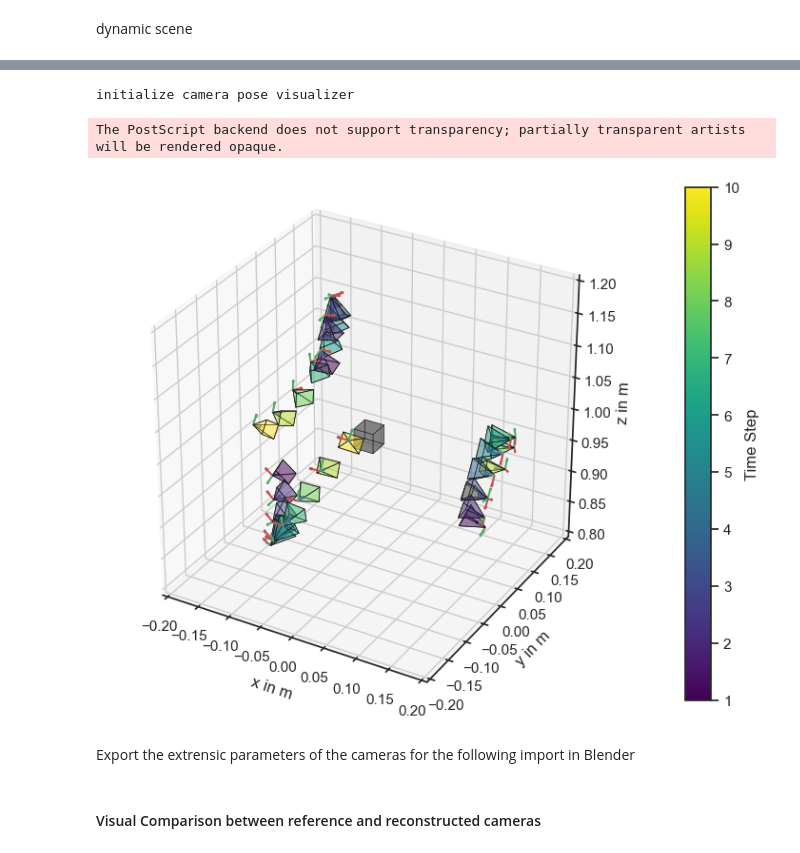
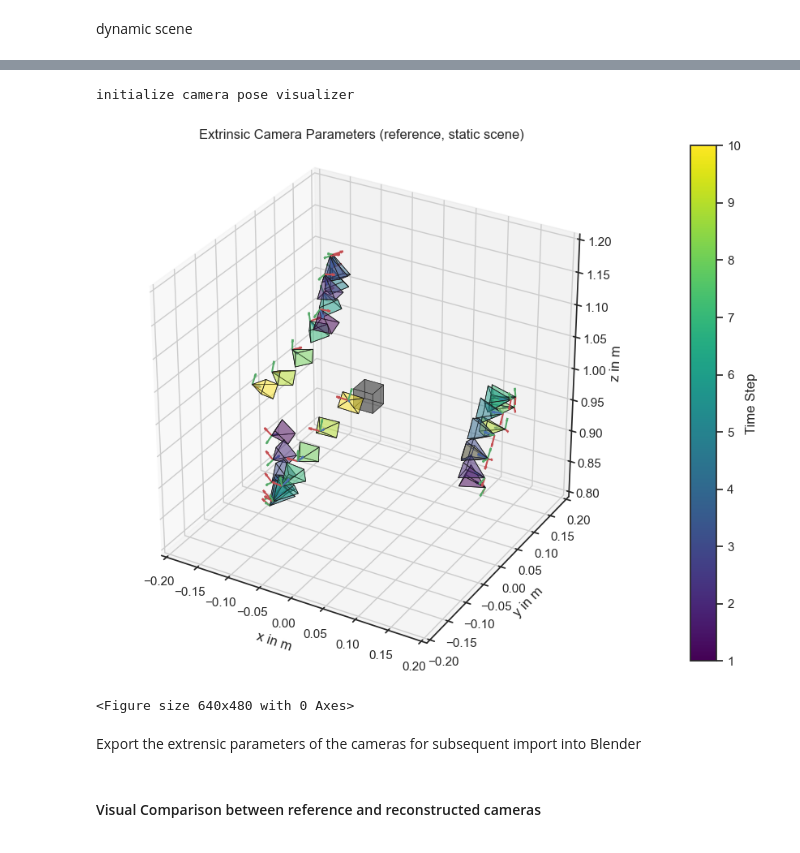
Before and after one commit to tobiashead/synthetic-pipeline-for-3d-reconstruction-of-falling-particles, a Jupyter notebook: pipeline_evaluation.ipynb, the cells around one changed output, grey strips where cells are left out. Drawn from its saved outputs; the diff is of its cells as text; code cells hidden in the pictures.

```diff
--- a/pipeline_evaluation.ipynb
+++ b/pipeline_evaluation.ipynb
@@ -232,21 +241,18 @@ if obj_moving:
 # %%
-if obj_moving:
-    importlib.reload(sys.modules['src.classes']) if 'src.classes' in sys.modules else None
-    from src.classes import camera_reference,camera_reconstructed, object
-    importlib.reload(sys.modules['src.camera_pose_visualizer']) if 'src.camera_pose_visualizer' in sys.modules else None
-    from src.camera_pose_visualizer import CameraPoseVisualizer
-    ###%matplotlib qt
-    visualizer2 = CameraPoseVisualizer([-0.2, 0.2], [-0.2, 0.2], [0.8, 1.2])
-    visualizer2.load_cameras(cams_ref,focal_length,aspect_ratio,sensor_width,scale=2,alpha=0.3,DrawCoordSystem=True,static_scene=True,colorbar=True)
-    visualizer2.load_cube(cams_ref,static_scene=True)
-    path = evaluation_path / "Extrinsics_cams_reference_static"
-    visualizer2.save(path)
+importlib.reload(sys.modules['src.camera_pose_visualizer']) if 'src.camera_pose_visualizer' in sys.modules else None
+from src.camera_pose_visualizer import CameraPoseVisualizer
+visualizer2 = CameraPoseVisualizer([-0.2, 0.2], [-0.2, 0.2], [0.8, 1.2])
+visualizer2.load_cameras(cams_ref,focal_length,aspect_ratio,sensor_width,scale=2,alpha=0.3,DrawCoordSystem=True,static_scene=True,colorbar=True)
+visualizer2.load_cube(cams_ref,static_scene=True)
+visualizer.show('Extrinsic Camera Parameters (reference, static scene)')
+path = evaluation_path / "Extrinsics_cams_reference_static"
+visualizer2.save(path)
 # %% [output]
 initialize camera pose visualizer
+[figure, new version]
-The PostScript backend does not support transparency; partially transparent artists will be rendered opaque.
+<Figure size 640x480 with 0 Axes>
-[figure, old version]
 # %% [markdown]
-Export the extrensic parameters of the cameras for the following import in Blender
+Export the extrensic parameters of the cameras for subsequent import into Blender
 # %%
 importlib.reload(sys.modules['src.CameraProcessing']) if 'src.CameraProcessing' in sys.modules else None
 from src.CameraProcessing import ExportCameras2Blender
```
Also changed, not shown: parts of 30 cells of this notebook, 5 other files.
